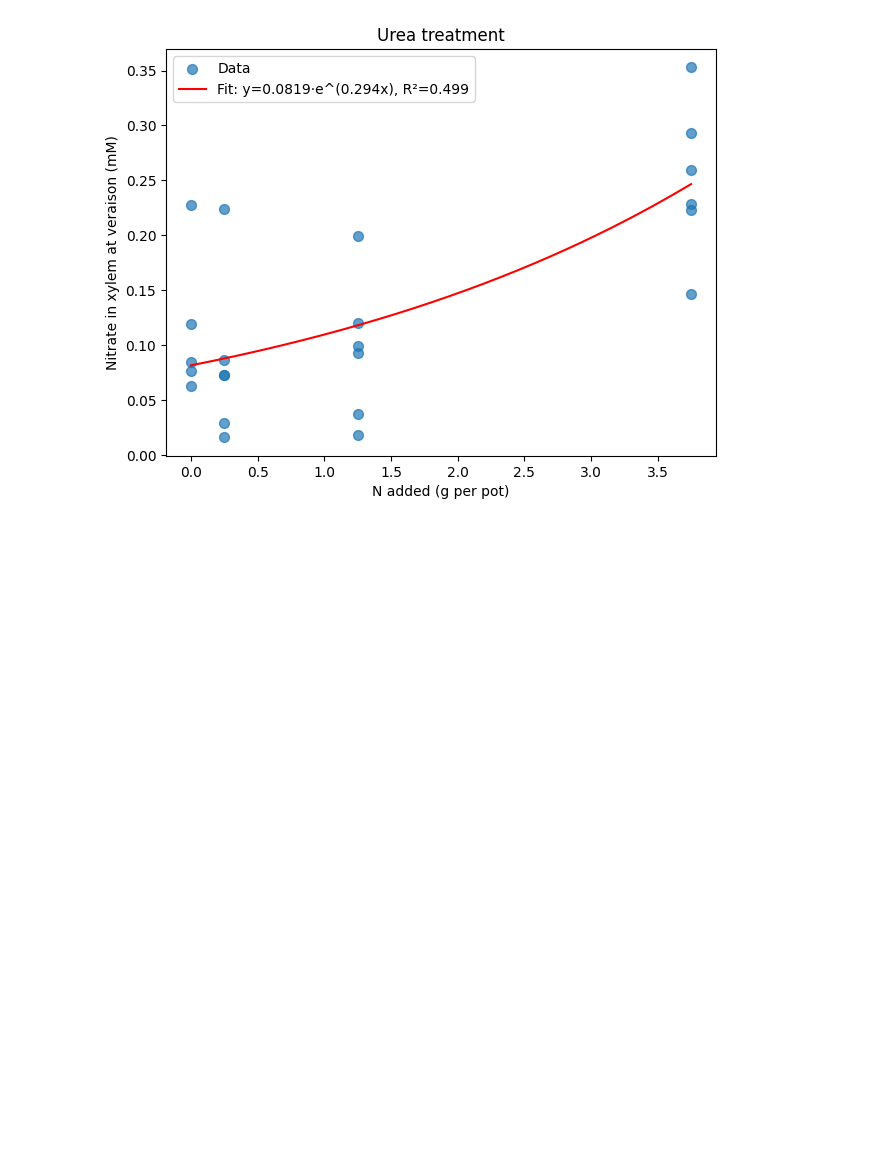
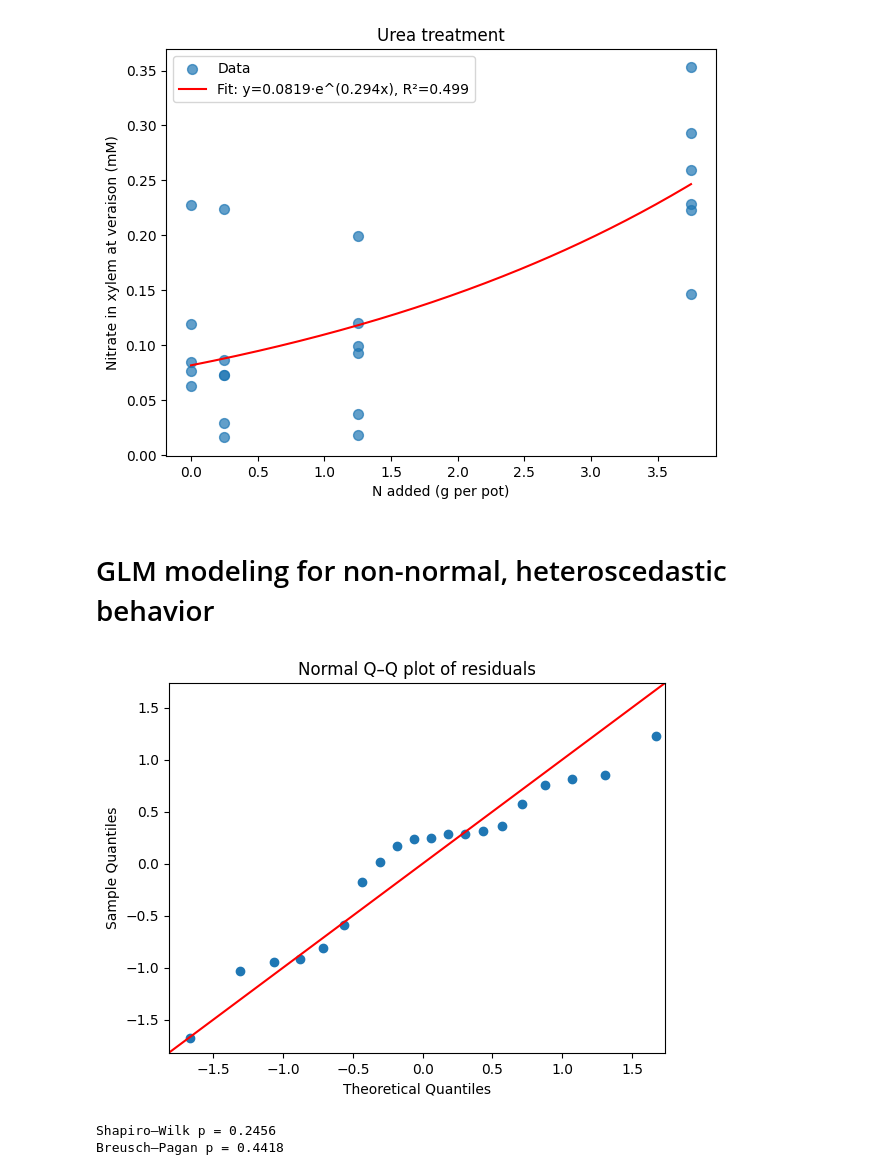
Before and after one commit to plashmore/nitrate_ce, a Jupyter notebook: 03-statistical_analysis/02-plots.ipynb, the cells around one changed output. Drawn from its saved outputs; the diff is of its cells as text; code cells hidden in the pictures; blank space fills up the shorter version.

Commit message:
updated plots notebook with GLM scripts

```diff
--- a/03-statistical_analysis/02-plots.ipynb
+++ b/03-statistical_analysis/02-plots.ipynb
@@ -215,3 +218,33 @@ plt.savefig("veraison_urea-exponential.png")
 plt.show()
 # %% [output]
 [figure]
+# %% [markdown]
+# GLM modeling for non-normal, heteroscedastic behavior
+# %%
+#Build model in different package to do fancy stats on it later
+mask = vern_data['conc_mean'] > 0
+x = vern_data.loc[mask, 'n_add']
+y = np.log(vern_data.loc[mask, 'conc_mean'])
+X = sm.add_constant(x)
+ols_log = sm.OLS(y, X).fit()
+
+#First let's test for normality and heteroscedasticity
+resid = ols_log.resid
+
+#Q-Q plot for residuals vs "ideal" residuals to visually inspect
+sm.qqplot(resid, line='45')
+plt.title("Normal Q–Q plot of residuals")
+plt.show()
+# %% [output]
+[figure, added]
+# %%
+#Shapiro-Wilk test for normality
+shapiro_p = stats.shapiro(resid).pvalue
+print(f"Shapiro–Wilk p = {shapiro_p:.4f}")
+
+#Test for heteroscedasticity
+bp = het_breuschpagan(ols_log.resid, ols_log.model.exog)
+print(f"Breusch–Pagan p = {bp[1]:.4f}")
+# %% [output]
+Shapiro–Wilk p = 0.2456
+Breusch–Pagan p = 0.4418
```
Also changed, not shown: parts of 7 cells of this notebook.
